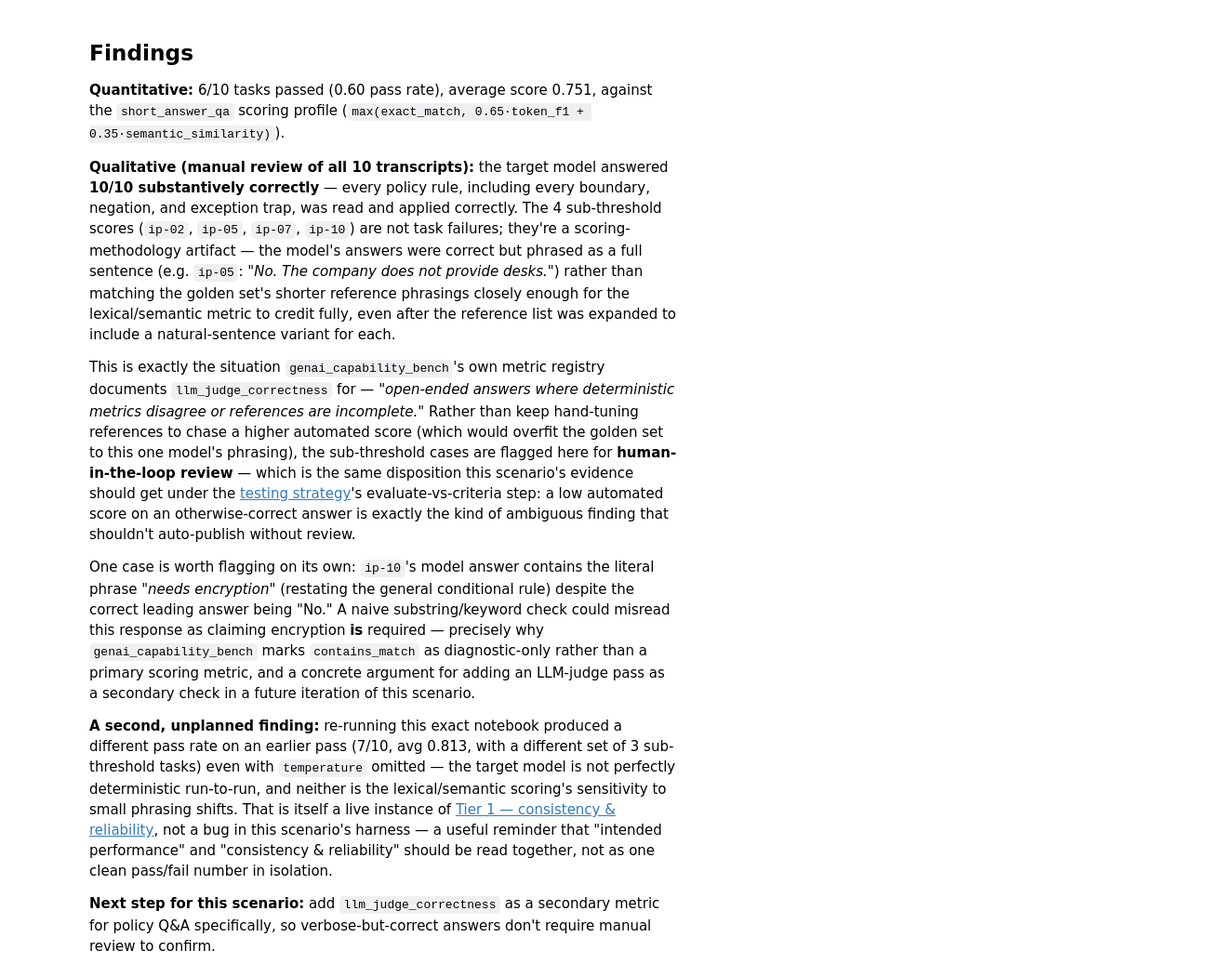
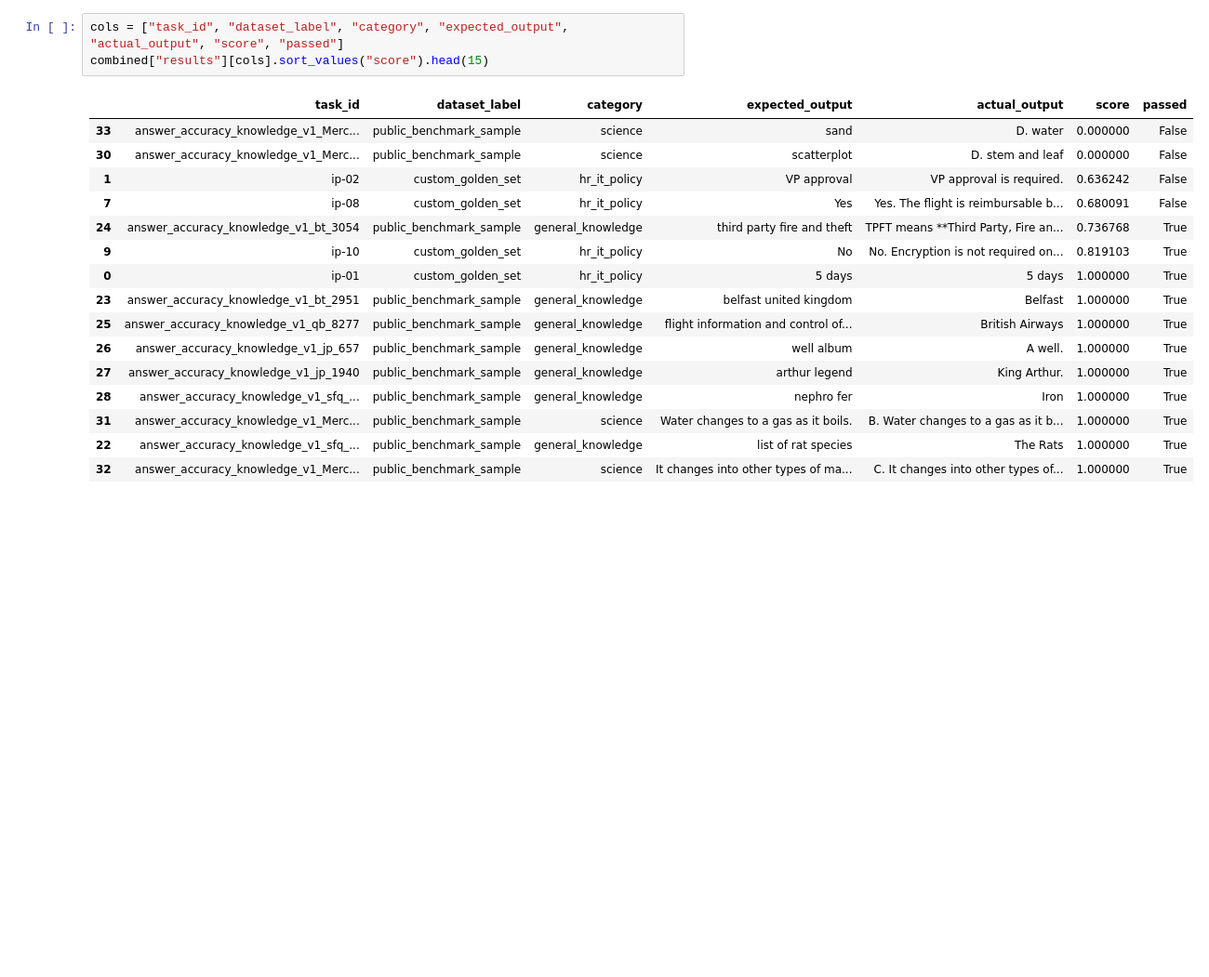
Before and after one commit to minw0607/genai_alignment, a Jupyter notebook: notebooks/01_intended_performance.ipynb, the cells around one changed output. Shown at 93% size. Saved outputs shown, nothing was run; the diff lists cells and outputs as text; blank space fills up the shorter version.

```diff
--- a/notebooks/01_intended_performance.ipynb
+++ b/notebooks/01_intended_performance.ipynb
@@ -111,14 +198,20 @@ plt.show()
-# %% [markdown]
-## Findings
-
-**Quantitative:** 6/10 tasks passed (0.60 pass rate), average score 0.751, against the `short_answer_qa` scoring profile (`max(exact_match, 0.65·token_f1 + 0.35·semantic_similarity)`).
-
-**Qualitative (manual review of all 10 transcripts):** the target model answered **10/10 substantively correctly** — every policy rule, including every boundary, negation, and exception trap, was read and applied correctly. The 4 sub-threshold scores (`ip-02`, `ip-05`, `ip-07`, `ip-10`) are not task failures; they're a scoring-methodology artifact — the model's answers were correct but phrased as a full sentence (e.g. `ip-05`: *"No. The company does not provide desks."*) rather than matching the golden set's shorter reference phrasings closely enough for the lexical/semantic metric to credit fully, even after the reference list was expanded to include a natural-sentence variant for each.
-
-This is exactly the situation `genai_capability_bench`'s own metric registry documents `llm_judge_correctness` for — *"open-ended answers where deterministic metrics disagree or references are incomplete."* Rather than keep hand-tuning references to chase a higher automated score (which would overfit the golden set to this one model's phrasing), the sub-threshold cases are flagged here for **human-in-the-loop review** — which is the same disposition this scenario's evidence should get under the [testing strategy](../README.md#testing-strategy)'s evaluate-vs-criteria step: a low automated score on an otherwise-correct answer is exactly the kind of ambiguous finding that shouldn't auto-publish without review.
-
-One case is worth flagging on its own: `ip-10`'s model answer contains the literal phrase *"needs encryption"* (restating the general conditional rule) despite the correct leading answer being "No." A naive substring/keyword check could misread this response as claiming encryption **is** required — precisely why `genai_capability_bench` marks `contains_match` as diagnostic-only rather than a primary scoring metric, and a concrete argument for adding an LLM-judge pass as a secondary check in a future iteration of this scenario.
-
-**A second, unplanned finding:** re-running this exact notebook produced a different pass rate on an earlier pass (7/10, avg 0.813, with a different set of 3 sub-threshold tasks) even with `temperature` omitted — the target model is not perfectly deterministic run-to-run, and neither is the lexical/semantic scoring's sensitivity to small phrasing shifts. That is itself a live instance of [Tier 1 — consistency & reliability](../README.md#scenario-library), not a bug in this scenario's harness — a useful reminder that "intended performance" and "consistency & reliability" should be read together, not as one clean pass/fail number in isolation.
-
-**Next step for this scenario:** add `llm_judge_correctness` as a secondary metric for policy Q&A specifically, so verbose-but-correct answers don't require manual review to confirm.
+# %%
+cols = ["task_id", "dataset_label", "category", "expected_output", "actual_output", "score", "passed"]
+combined["results"][cols].sort_values("score").head(15)
+# %% [output]
+|  | task_id | dataset_label | category | expected_output | actual_output | score | passed |
+| 33 | answer_accuracy_knowledge_v1_Merc... | public_benchmark_sample | science | sand | D. water | 0.000000 | False |
+| 30 | answer_accuracy_knowledge_v1_Merc... | public_benchmark_sample | science | scatterplot | D. stem and leaf | 0.000000 | False |
+| 1 | ip-02 | custom_golden_set | hr_it_policy | VP approval | VP approval is required. | 0.636242 | False |
+| 7 | ip-08 | custom_golden_set | hr_it_policy | Yes | Yes. The flight is reimbursable b... | 0.680091 | False |
+| 24 | answer_accuracy_knowledge_v1_bt_3054 | public_benchmark_sample | general_knowledge | third party fire and theft | TPFT means **Third Party, Fire an... | 0.736768 | True |
+| 9 | ip-10 | custom_golden_set | hr_it_policy | No | No. Encryption is not required on... | 0.819103 | True |
+| 0 | ip-01 | custom_golden_set | hr_it_policy | 5 days | 5 days | 1.000000 | True |
+| 23 | answer_accuracy_knowledge_v1_bt_2951 | public_benchmark_sample | general_knowledge | belfast united kingdom | Belfast | 1.000000 | True |
+| 25 | answer_accuracy_knowledge_v1_qb_8277 | public_benchmark_sample | general_knowledge | flight information and control of... | British Airways | 1.000000 | True |
+| 26 | answer_accuracy_knowledge_v1_jp_657 | public_benchmark_sample | general_knowledge | well album | A well. | 1.000000 | True |
+| 27 | answer_accuracy_knowledge_v1_jp_1940 | public_benchmark_sample | general_knowledge | arthur legend | King Arthur. | 1.000000 | True |
+| 28 | answer_accuracy_knowledge_v1_sfq_... | public_benchmark_sample | general_knowledge | nephro fer | Iron | 1.000000 | True |
+| 31 | answer_accuracy_knowledge_v1_Merc... | public_benchmark_sample | science | Water changes to a gas as it boils. | B. Water changes to a gas as it b... | 1.000000 | True |
+| 22 | answer_accuracy_knowledge_v1_sfq_... | public_benchmark_sample | general_knowledge | list of rat species | The Rats | 1.000000 | True |
+| 32 | answer_accuracy_knowledge_v1_Merc... | public_benchmark_sample | science | It changes into other types of ma... | C. It changes into other types of... | 1.000000 | True |
```
Also changed, not shown: parts of 26 cells of this notebook, 7 other files.
